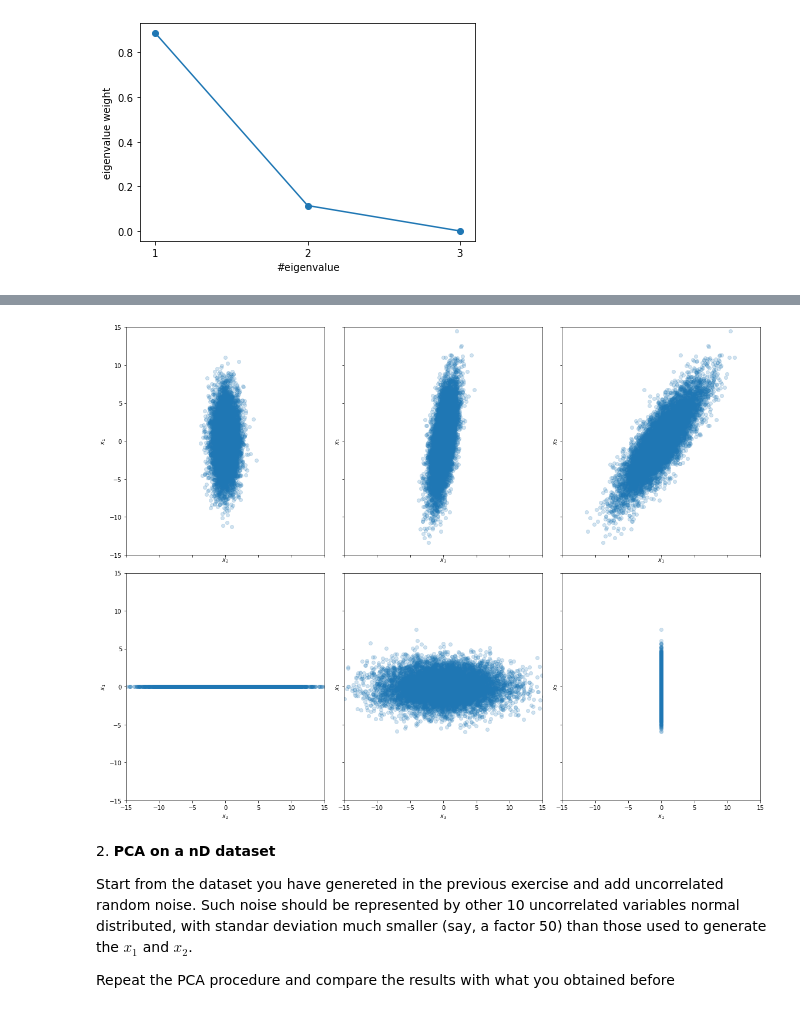
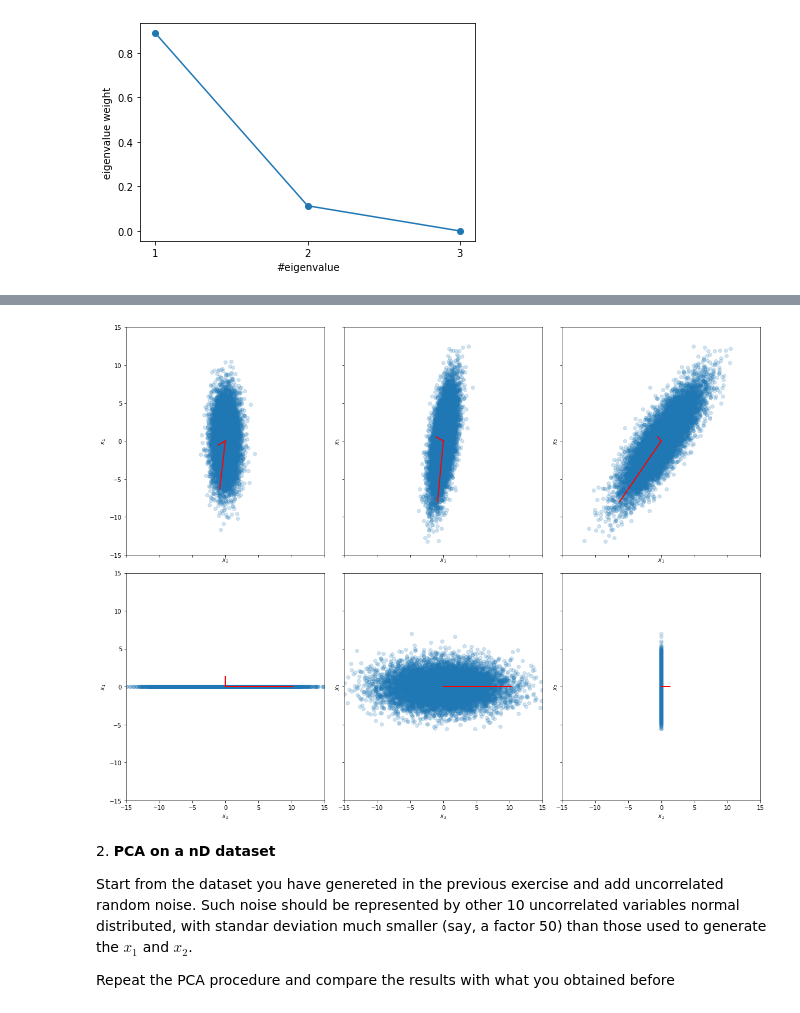
Before and after one commit to aidinattar/LaboratoryOfComputationalPhysics_Y4, a Jupyter notebook: 07ex_LinearAlgebra.ipynb, the cells around one changed output, grey strips where cells are left out. Cells and saved outputs as stored; diff of their text form; code cells hidden in the pictures.

```diff
--- a/07ex_LinearAlgebra.ipynb
+++ b/07ex_LinearAlgebra.ipynb
@@ -110,29 +110,57 @@ array([[ 1.65581797e+00, -1.40059136e+00, -7.68910388e+00, ...,
 # %%
 fig, ax = plt.subplots(nrows = 2, ncols = 3, figsize=(16, 12), sharey=True, sharex=True)
+
+# a scale factor to emphazise the lines
+scale_factor=0.5
+
 ax[0,0].scatter(X[:,0], X[:,1], marker = 'o', alpha = 0.2)
 ax[0,0].set_ylabel('$x_{0}$'.format(1))
 ax[0,0].set_xlabel('$x_{0}$'.format(2))
+# draw each eigenvector
+for li, vi in zip(l_ord, V.T):
+    ax[0,0].plot([0, scale_factor*li*vi[0]], [0, scale_factor*li*vi[1]], 'r-', lw=2)
+
 ax[0,1].scatter(X[:,0], X[:,2], marker = 'o', alpha = 0.2)
 ax[0,1].set_ylabel('$x_{0}$'.format(1))
 ax[0,1].set_xlabel('$x_{0}$'.format(3))
+# draw each eigenvector
+for li, vi in zip(l_ord, V.T):
+    ax[0,1].plot([0, scale_factor*li*vi[0]], [0, scale_factor*li*vi[2]], 'r-', lw=2)
+
 ax[0,2].scatter(X[:,1], X[:,2], marker = 'o', alpha = 0.2)
 ax[0,2].set_ylabel('$x_{0}$'.format(2))
 ax[0,2].set_xlabel('$x_{0}$'.format(1))
+# draw each eigenvector
+for li, vi in zip(l_ord, V.T):
+    ax[0,2].plot([0, scale_factor*li*vi[1]], [0, scale_factor*li*vi[2]], 'r-', lw=2)
+
 ax[1,0].scatter(X_rot[0,:], X_rot[1,:], marker = 'o', alpha = 0.2)
 ax[1,0].set_ylabel('$x_{0}$'.format(1))
 ax[1,0].set_xlabel('$x_{0}$'.format(2))
+# draw each eigenvector
+for li, vi in zip(l_ord, np.diag([1]*3)):
+    ax[1,0].plot([0, scale_factor*li*vi[0]], [0, scale_factor*li*vi[1]], 'r-', lw=2)
+
 ax[1,1].scatter(X_rot[0,:], X_rot[2,:], marker = 'o', alpha = 0.2)
 ax[1,1].set_ylabel('$x_{0}$'.format(1))
 ax[1,1].set_xlabel('$x_{0}$'.format(3))
+# draw each eigenvector
+for li, vi in zip(l_ord, np.diag([1]*3)):
+    ax[1,1].plot([0, scale_factor*li*vi[0]], [0, scale_factor*li*vi[2]], 'r-', lw=2)
+
 ax[1,2].scatter(X_rot[1,:], X_rot[2,:], marker = 'o', alpha = 0.2)
 ax[1,2].set_ylabel('$x_{0}$'.format(2))
 ax[1,2].set_xlabel('$x_{0}$'.format(1))
+# draw each eigenvector
+for li, vi in zip(l_ord, np.diag([1]*3)):
+    ax[1,2].plot([0, scale_factor*li*vi[1]], [0, scale_factor*li*vi[2]], 'r-', lw=2)
+
 ax[1,0].set_ylim(-15, 15)
 ax[1,0].set_xlim(-15, 15)
 plt.tight_layout()
 plt.show()
 # %% [output]
-[figure, old version]
+[figure, new version]
 # %% [markdown]
 2\. **PCA on a nD dataset**
 
```
Also changed, not shown: parts of 5 cells of this notebook.
